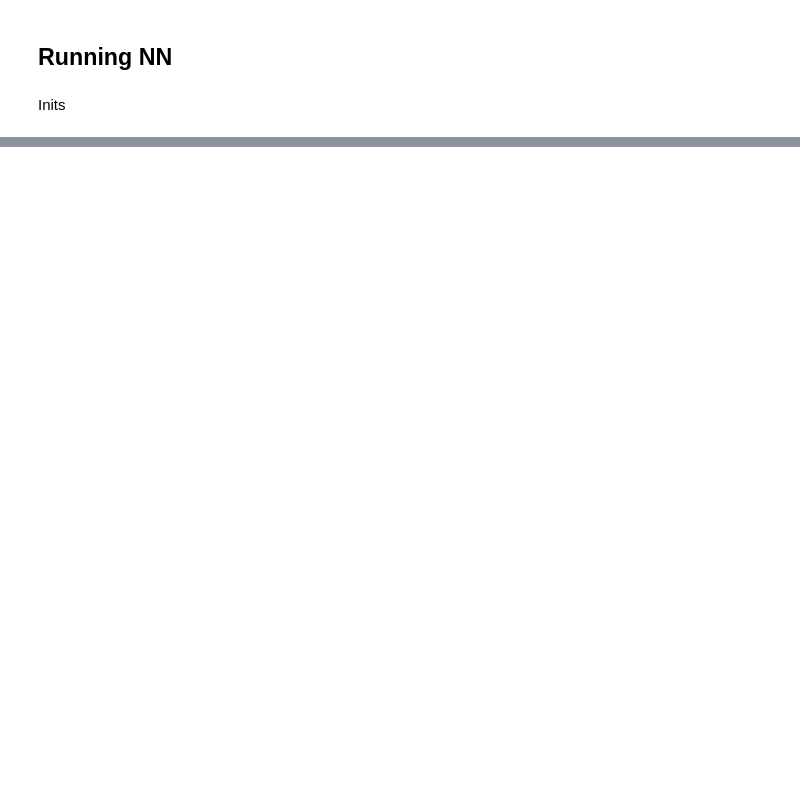
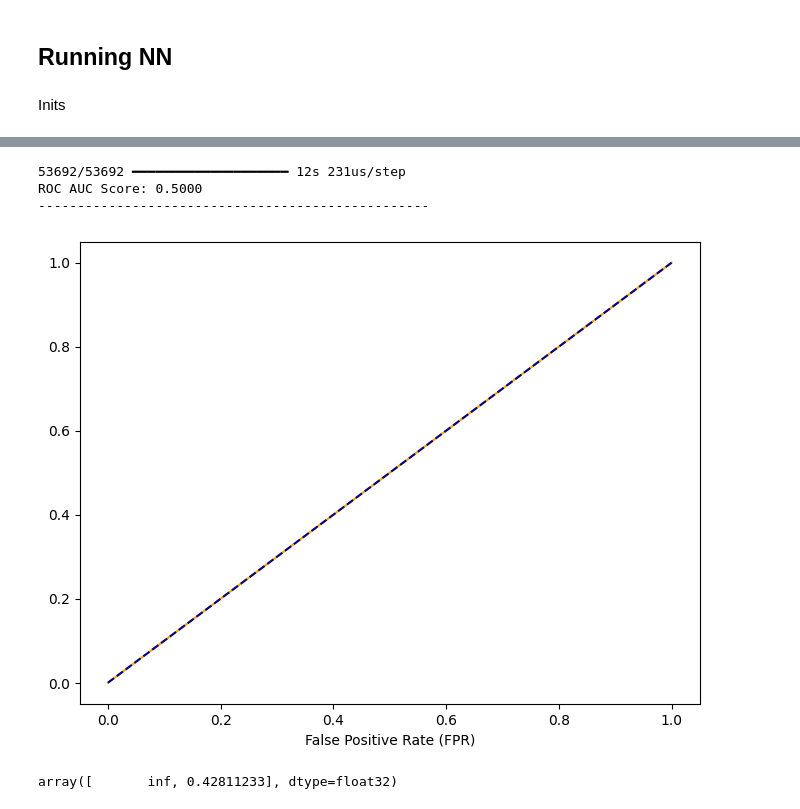
Before and after one commit to azzy72/PredictPhagePPI, a Jupyter notebook: notebooks/neural_network.ipynb, the cells around one changed output, grey strips where cells are left out. Drawn from its saved outputs; the diff is of its cells as text; code cells hidden in the pictures; blank space fills up the shorter version.

```diff
--- a/notebooks/neural_network.ipynb
+++ b/notebooks/neural_network.ipynb
@@ -250,18 +297 @@ selected_bact_species = "Pectobacterium brasiliense"
 each folder in phage_minhash_K_txt is a bacteria name, specifying whether the sketches of each underlying phage txt file, can infect it.
-# %%
-### Concatenate all phage minhash txt files into a single file for easier NN training ###
-all_phage_minhash_txt_path = data_prod_path + f"phage_minhash_18_txt/all_skectes/"
-if not os.path.exists(all_phage_minhash_txt_path):
-    os.makedirs(all_phage_minhash_txt_path)
-
-for filename in os.listdir(parent_out_dir):
-    if os.path.isdir(os.path.join(parent_out_dir, filename)):
-        bact_folder = os.path.join(parent_out_dir, filename)
-        combined_output_file = os.path.join(all_phage_minhash_txt_path, f"{filename}_combined.txt")
-        with open(combined_output_file, 'w') as outfile:
-            for phage_file in os.listdir(bact_folder):
-                if phage_file.endswith('.txt'):
-                    phage_filepath = os.path.join(bact_folder, phage_file)
-                    with open(phage_filepath, 'r') as infile:
-                        shutil.copyfileobj(infile, outfile)
-        print(f"Combined sketches for {filename} into {combined_output_file}")
@@ -276,0 +747,33 @@ Combined sketches for Morganella_morganii into ../data_prod/phage_minhash_18_txt
+# %%
+# --- 6. ROC Curve Analysis and Plotting (NEW SECTION) ---
+import matplotlib.pyplot as plt
+from sklearn.metrics import roc_curve, roc_auc_score
+
+# Predict probabilities on the test set
+# .ravel() converts the (n, 1) prediction array to a (n,) vector
+y_pred_proba = model.predict(X_test_scaled).ravel()
+
+# Calculate ROC curve metrics (False Positive Rate, True Positive Rate, and Thresholds)
+fpr, tpr, thresholds = roc_curve(y_test, y_pred_proba)
+
+# Calculate the Area Under the Curve (AUC)
+roc_auc = roc_auc_score(y_test, y_pred_proba)
+
+print(f"ROC AUC Score: {roc_auc:.4f}")
+print("-" * 50)
+
+# Plot the ROC Curve
+plt.figure(figsize=(8, 6))
+plt.plot(fpr, tpr, color='orange', label=f'ROC Curve (AUC = {roc_auc:.4f})')
+plt.plot([0, 1], [0, 1], color='darkblue', linestyle='--', label='Random Classifier (AUC = 0.50)')
+plt.xlabel('False Positive Rate (FPR)')
+plt.savefig("ROC_curve.png")
+# %% [output]
+53692/53692 ━━━━━━━━━━━━━━━━━━━━ 12s 231us/step
+ROC AUC Score: 0.5000
+--------------------------------------------------
+[figure, added]
+# %%
+thresholds
+# %% [output]
+array([       inf, 0.42811233], dtype=float32)
```
Also changed, not shown: parts of 17 cells of this notebook, 2 other files.
